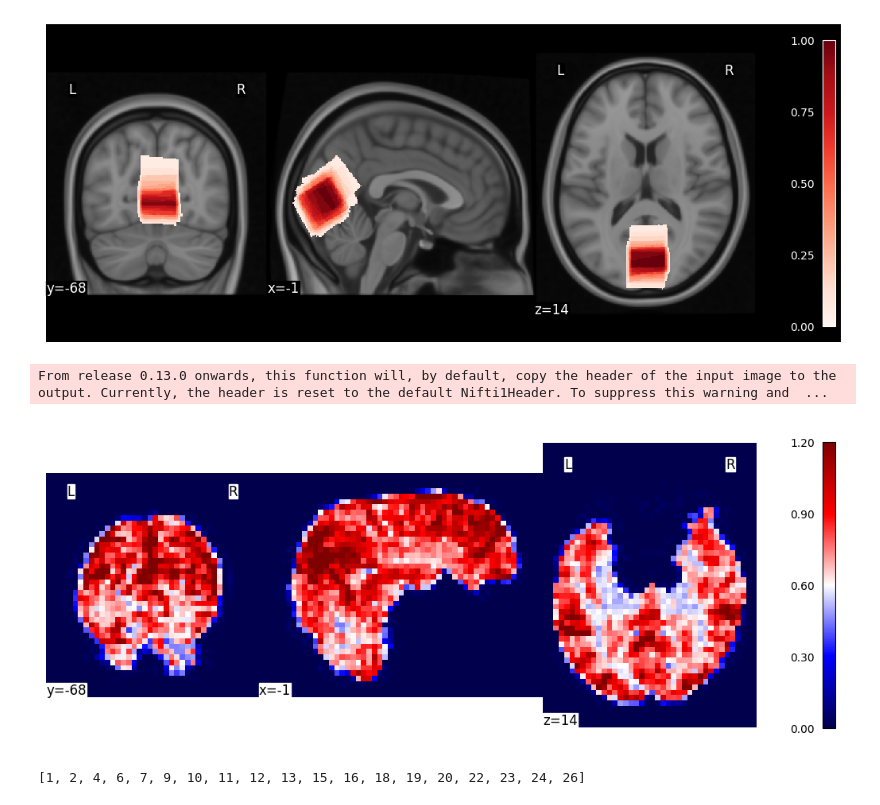
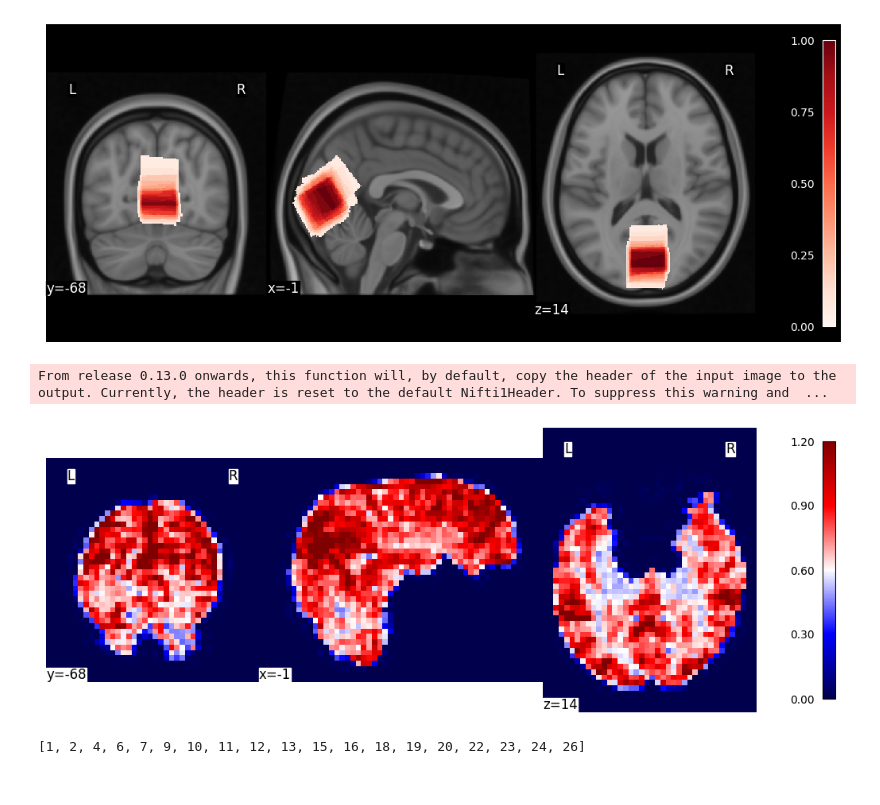
Before and after one commit to WeberLab/EI_Hurst_Manuscript, a Jupyter notebook: notebooks/Figures.out.ipynb, the cells around one changed output. Saved outputs shown, nothing was run; the diff lists cells and outputs as text; code cells hidden in the pictures.

```diff
--- a/notebooks/Figures.out.ipynb
+++ b/notebooks/Figures.out.ipynb
@@ -228,27 +228,27 @@ pio.write_image(fig, figpath + "ParticipantFlow.png", scale=3)
 # %%
 nii_gz_relpath = 'derivatives/hurst/sub-Pilot10/rest/desc-optcomDenoised_bold_WelchHurst_fullfreq.nii.gz'
 nii_gz_path = basepath + nii_gz_relpath
 nii_img = nib.load(nii_gz_path)
 nii_img = nl.image.crop_img(nii_img)
 
 display = plotting.plot_epi(
     epi_img = nii_img,
     vmin=0.00, vmax=1.2,
     colorbar= True,
     cbar_tick_format="%.2f",
     cmap = "seismic",
     black_bg=False,
     draw_cross=False,
     annotate=True,
     cut_coords=(-1,-68,14),
-    figure=plt.figure(figsize=(10,4)))
+    figure=plt.figure(figsize=(10,3.6)))
 
 plt.savefig(figpath + "HurstSample.png", dpi=300, bbox_inches="tight")
 
 plt.show()
 # %% [output]
 From release 0.13.0 onwards, this function will, by default, copy the header of the input image to the output. Currently, the header is reset to the default Nifti1Header. To suppress this warning and  ...
-[figure, old version]
+[figure, new version]
 # %%
 psdpath='/home/weberam2/Dropbox/AssistantProf_BCCHRI/Projects/EI_Hurst/Data_from_BCCHRI/participant_measures/psd_data/rest/'
 # %%
```
Also changed, not shown: parts of 3 cells of this notebook, 40 other files.
